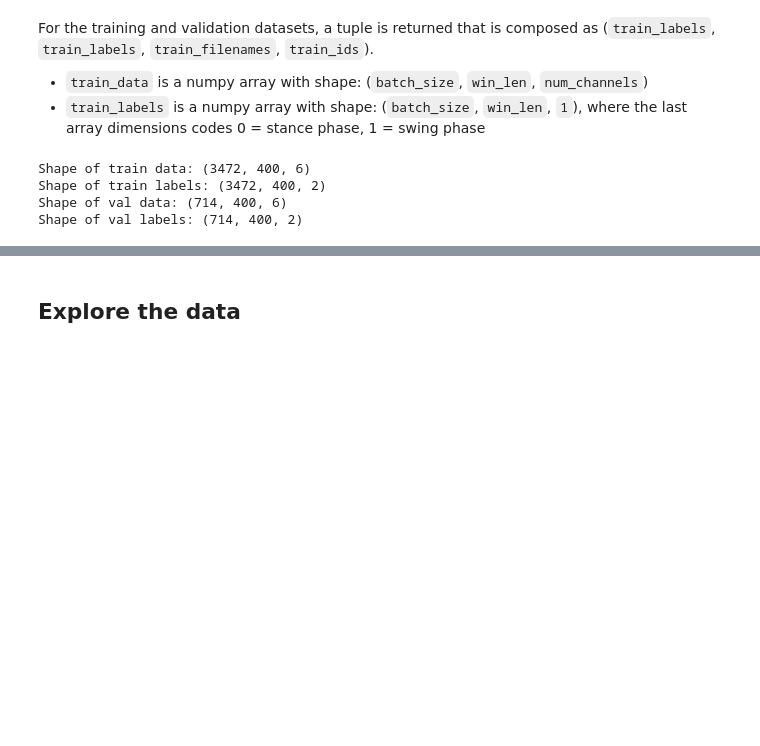
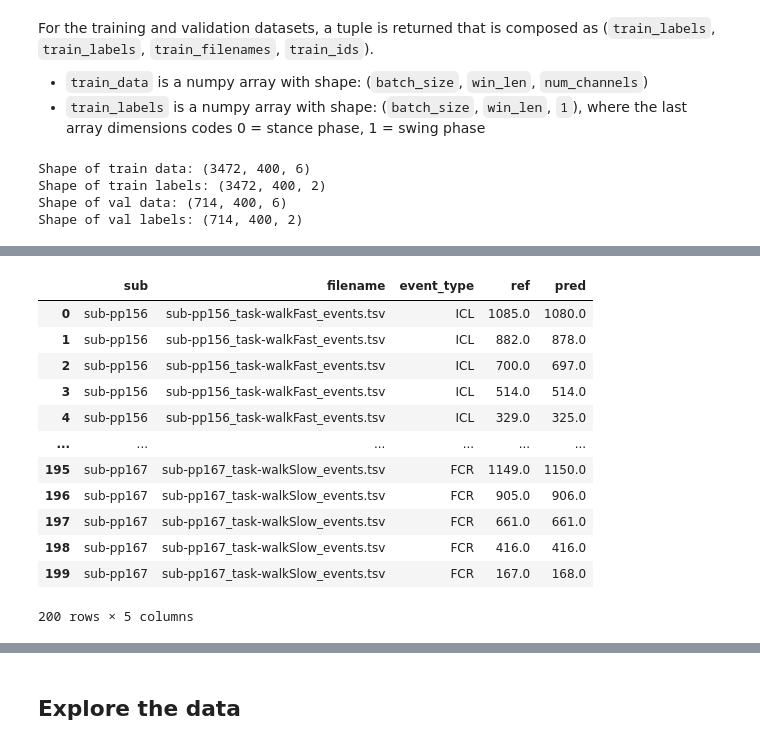
Before and after one commit to rmndrs89/my-gait-events-tcn, a Jupyter notebook: keepcontrol_example.ipynb, the cells around one changed output, grey strips where cells are left out. Saved outputs shown, nothing was run; the diff lists cells and outputs as text; code cells hidden in the pictures; blank space fills up the shorter version.

```diff
--- a/keepcontrol_example.ipynb
+++ b/keepcontrol_example.ipynb
@@ -66,0 +95,8 @@ Shape of val labels: (714, 400, 2)
+# %%
+# Get hyperparameters
+best_hps = tuner.get_best_hyperparameters()[0]
+print(f"Found best model architecture")
+print(f"    # filters: {2**best_hps.get('nb_filters'):d}")
+print(f"    kernel size: {best_hps.get('kernel_size'):d}")
+print(f"    padding: {best_hps.get('padding'):s}")
+print(f"    dilations: {[2**i for i in range(best_hps.get('dilations'))]}")
@@ -66,0 +360,23 @@ Shape of val labels: (714, 400, 2)
+# %%
+df_out = pd.DataFrame({
+    "sub": out_sub_ids,
+    "filename": out_filenames,
+    "event_type": out_event_types,
+    "ref": out_reference_timings,
+    "pred": out_predicted_timings
+})
+df_out
+# %% [output]
+|  | sub | filename | event_type | ref | pred |
+| 0 | sub-pp156 | sub-pp156_task-walkFast_events.tsv | ICL | 1085.0 | 1080.0 |
+| 1 | sub-pp156 | sub-pp156_task-walkFast_events.tsv | ICL | 882.0 | 878.0 |
+| 2 | sub-pp156 | sub-pp156_task-walkFast_events.tsv | ICL | 700.0 | 697.0 |
+| 3 | sub-pp156 | sub-pp156_task-walkFast_events.tsv | ICL | 514.0 | 514.0 |
+| 4 | sub-pp156 | sub-pp156_task-walkFast_events.tsv | ICL | 329.0 | 325.0 |
+| ... | ... | ... | ... | ... | ... |
+| 195 | sub-pp167 | sub-pp167_task-walkSlow_events.tsv | FCR | 1149.0 | 1150.0 |
+| 196 | sub-pp167 | sub-pp167_task-walkSlow_events.tsv | FCR | 905.0 | 906.0 |
+| 197 | sub-pp167 | sub-pp167_task-walkSlow_events.tsv | FCR | 661.0 | 661.0 |
+| 198 | sub-pp167 | sub-pp167_task-walkSlow_events.tsv | FCR | 416.0 | 416.0 |
+| 199 | sub-pp167 | sub-pp167_task-walkSlow_events.tsv | FCR | 167.0 | 168.0 |
+200 rows × 5 columns
```
Also changed, not shown: parts of 15 cells of this notebook, 6 other files.
